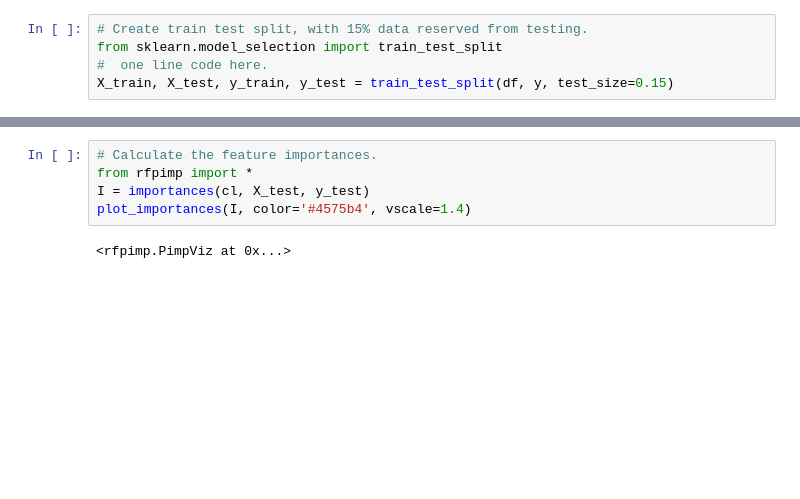
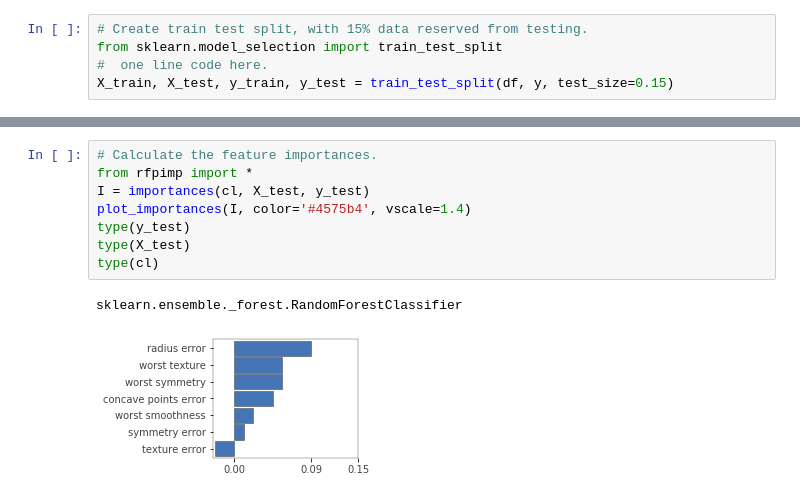
Before and after one commit to banasree385/introduction_to_ml, a Jupyter notebook: 02.Introduction_to_ML/03.BreastCancer-Answers.ipynb, the cells around one changed output, grey strips where cells are left out. Cells and saved outputs as stored; diff of their text form; blank space fills up the shorter version.

```diff
--- a/02.Introduction_to_ML/03.BreastCancer-Answers.ipynb
+++ b/02.Introduction_to_ML/03.BreastCancer-Answers.ipynb
@@ -42,7 +42,11 @@ print(f"{validation_e*100:.2f}% correct")
 # %%
 # Calculate the feature importances.
 from rfpimp import *
 I = importances(cl, X_test, y_test)
 plot_importances(I, color='#4575b4', vscale=1.4)
+type(y_test)
+type(X_test)
+type(cl)
 # %% [output]
-<rfpimp.PimpViz at 0x...>
+sklearn.ensemble._forest.RandomForestClassifier
+[figure, added]
```
Also changed, not shown: parts of 1 cell of this notebook, 5 other files.
